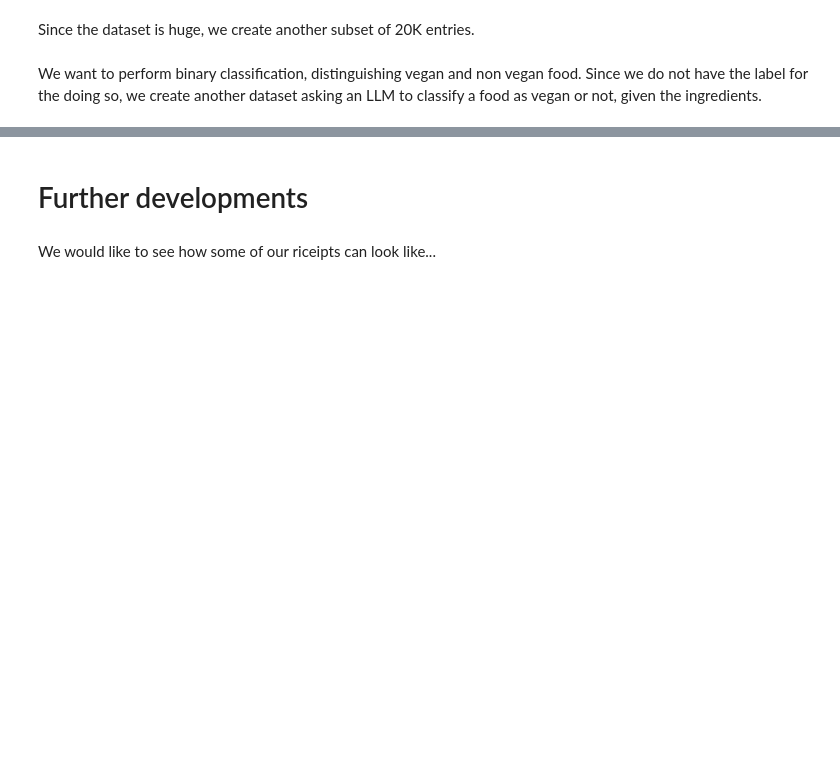
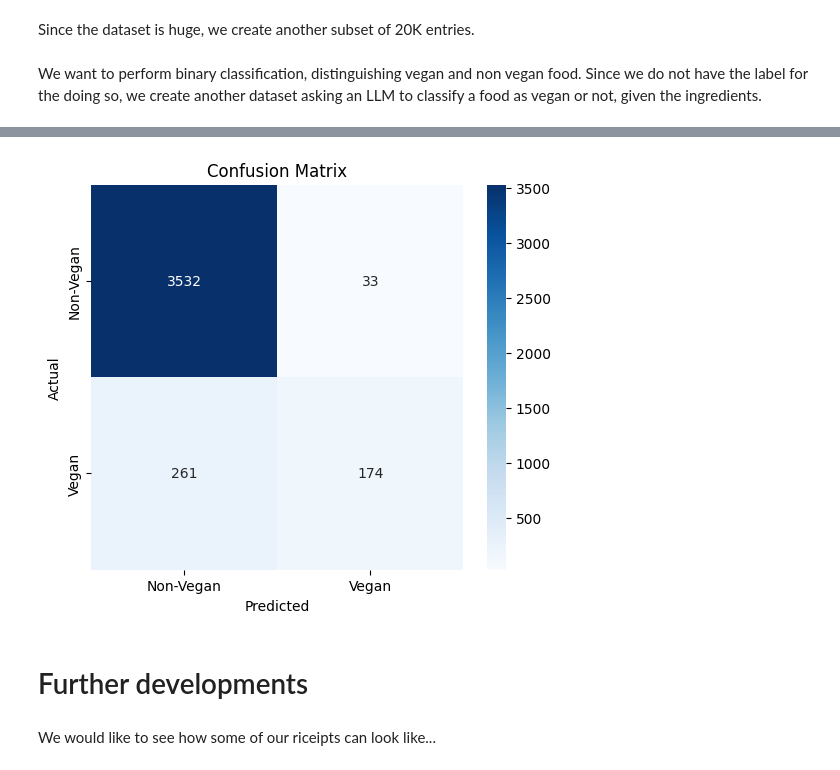
Before and after one commit to matteo-figini/cooking-mama, a Jupyter notebook: Recipe.ipynb, the cells around one changed output, grey strips where cells are left out. Saved outputs shown, nothing was run; the diff lists cells and outputs as text; code cells hidden in the pictures; blank space fills up the shorter version.

Commit message:
aggiunta chatbot e linear classification

```diff
--- a/Recipe.ipynb
+++ b/Recipe.ipynb
@@ -812,0 +815,24 @@ df_20k = pd.read_csv("/kaggle/input/vegan-20k/vegan_20k.csv", delimiter=";")
+# %%
+from sklearn.model_selection import train_test_split
+
+X = df_20k['ingredients']
+y = df_20k['is_vegan']
+
+X_train, X_test, y_train, y_test = train_test_split(X, y, test_size=0.2, stratify=y, random_state=42)
+# %%
+from sklearn.feature_extraction.text import TfidfVectorizer
+
+vectorizer = TfidfVectorizer(max_features=5000, stop_words='english')
+X_train_vec = vectorizer.fit_transform(X_train)
+X_test_vec  = vectorizer.transform(X_test)
+# %%
+from sklearn.linear_model import LogisticRegression
+from sklearn.metrics import classification_report
+
+clf = LogisticRegression(max_iter=1000)
+clf.fit(X_train_vec, y_train)
+
+# Test finale
+y_test_pred = clf.predict(X_test_vec)
+print("Test performance:")
+print(classification_report(y_test, y_test_pred, target_names=["pasta", "rice"]))
@@ -813,3 +849,16 @@ df_20k = pd.read_csv("/kaggle/input/vegan-20k/vegan_20k.csv", delimiter=";")
+# %%
+from sklearn.metrics import confusion_matrix
+import seaborn as sns
+conf_matrix = confusion_matrix(y_test, y_test_pred)
+
+plt.figure(figsize=(6, 5))
+sns.heatmap(conf_matrix, annot=True, fmt='d', cmap='Blues', xticklabels=["Non-Vegan", "Vegan"], yticklabels=["Non-Vegan", "Vegan"])
+plt.xlabel("Predicted")
+plt.ylabel("Actual")
+plt.title("Confusion Matrix")
+plt.show()
+# %% [output]
+[figure, added]
 # %% [markdown]
 # Further developments
 # %% [markdown]
```
Also changed, not shown: parts of 11 cells of this notebook.
